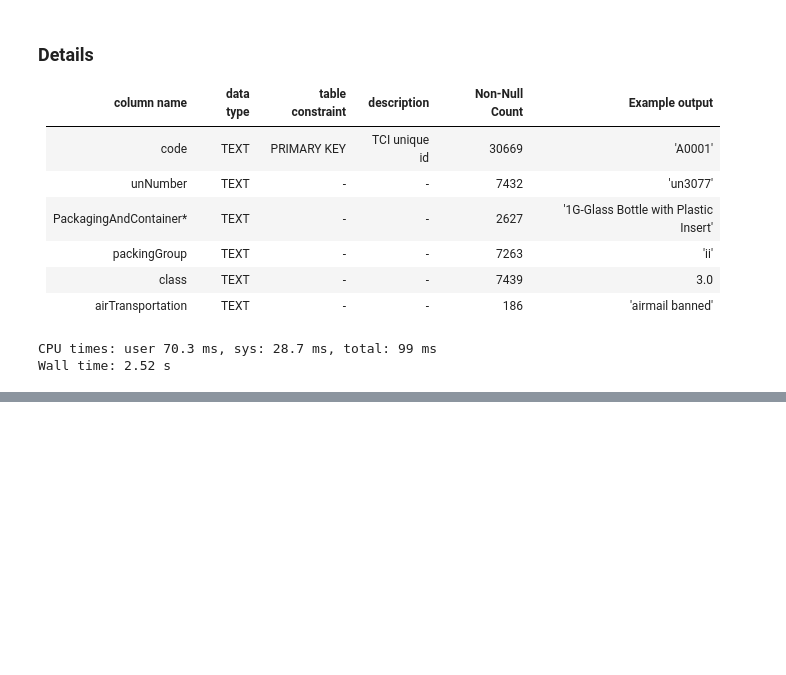
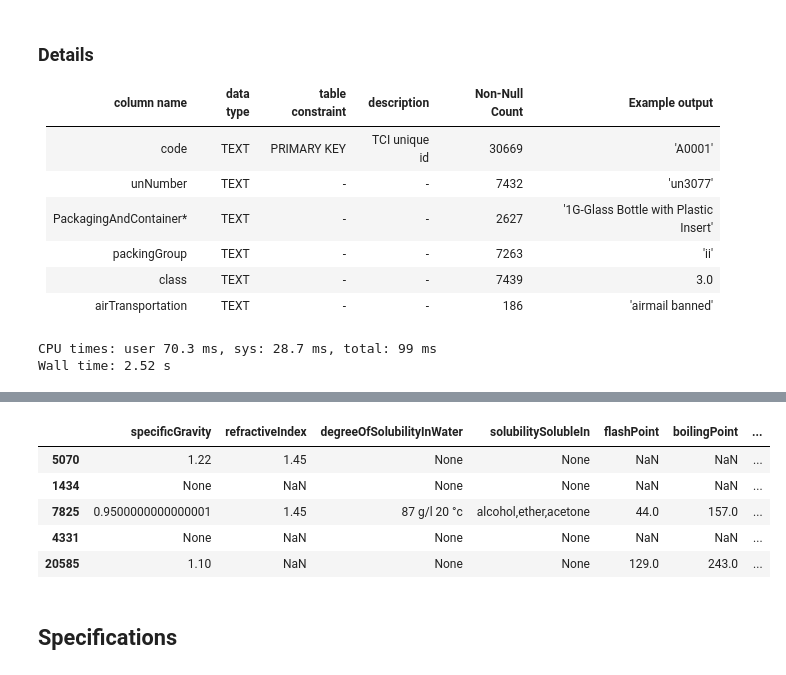
Before and after one commit to stephanyvargas/Learning_DataScience, a Jupyter notebook: Chemical_db/TCI_database_app/TCI_load_tables_AWS.ipynb, the cells around one changed output, grey strips where cells are left out. Saved outputs shown, nothing was run; the diff lists cells and outputs as text; code cells hidden in the pictures; blank space fills up the shorter version.

```diff
--- a/Chemical_db/TCI_database_app/TCI_load_tables_AWS.ipynb
+++ b/Chemical_db/TCI_database_app/TCI_load_tables_AWS.ipynb
@@ -433,0 +495,3 @@ Wall time: 2.52 s
+# %%
+%%time
+df_retrieved_7 = pd.read_sql("SELECT * FROM tci_specificproperties;", engine)
@@ -433,0 +501,11 @@ Wall time: 2.52 s
+# %%
+df_retrieved_7.drop('code', axis=1).dropna(axis=0, how = 'all').sample(5).dropna(axis=1, how = 'all')
+# %% [output]
+|  | specificGravity | refractiveIndex | degreeOfSolubilityInWater | solubilitySolubleIn | flashPoint | boilingPoint | ... |
+| 5070 | 1.22 | 1.45 | None | None | NaN | NaN | ... |
+| 1434 | None | NaN | None | None | NaN | NaN | ... |
+| 7825 | 0.9500000000000001 | 1.45 | 87 g/l 20 °c | alcohol,ether,acetone | 44.0 | 157.0 | ... |
+| 4331 | None | NaN | None | None | NaN | NaN | ... |
+| 20585 | 1.10 | NaN | None | None | 129.0 | 243.0 | ... |
+# %% [markdown]
+## Specifications
```
Also changed, not shown: parts of 16 cells of this notebook.
